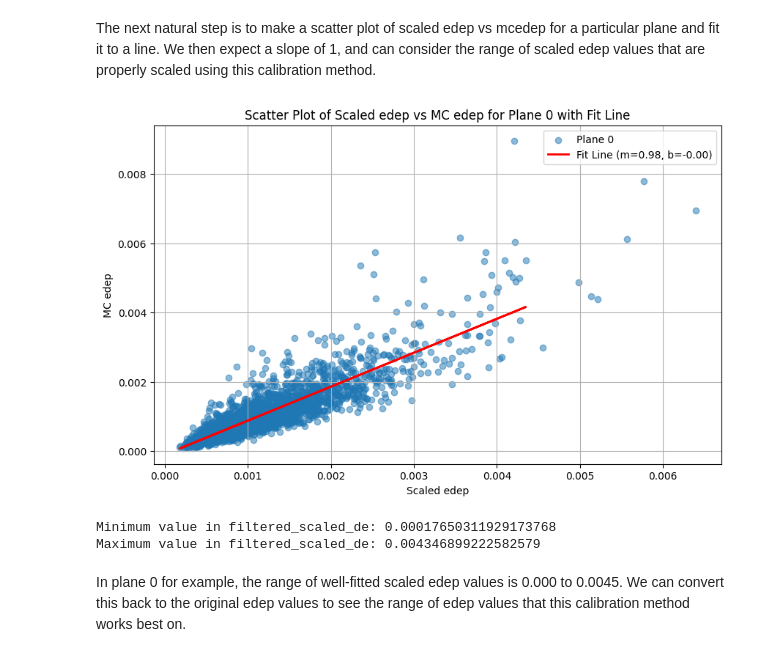
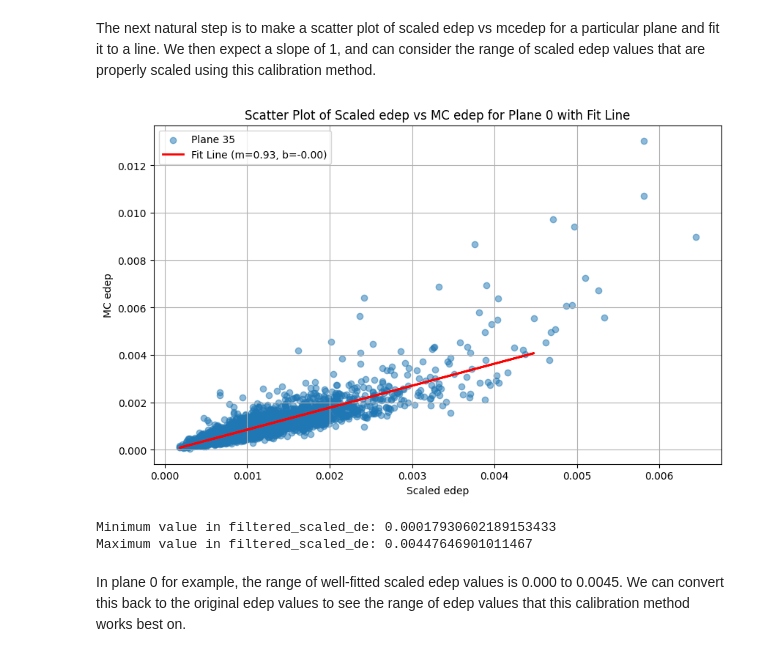
Before and after one commit to cchuster/Mu2e, a Jupyter notebook: main.ipynb, the cells around one changed output. Saved outputs shown, nothing was run; the diff lists cells and outputs as text; code cells hidden in the pictures.

```diff
--- a/main.ipynb
+++ b/main.ipynb
@@ -128,30 +128,30 @@ We can clearly see that the distribution is more narrow and centered around 1 as
 The next natural step is to make a scatter plot of scaled edep vs mcedep for a particular plane and fit it to a line. We then expect a slope of 1, and can consider the range of scaled edep values that are properly scaled using this calibration method.
 # %%
 plt.figure(figsize=(10, 6))
-plane = 0
+plane = 35
 scaled_de = scaled_edep_per_plane[plane]
 demc = amc["edep"][hitCut][a["plane"][hitCut] == plane]
 
 min_scaled_de = 0
 max_scaled_de = 0.0045
 filtered_scaled_de = [de for de in scaled_de if min_scaled_de <= de <= max_scaled_de]
 filtered_demc = [demc[i] for i, de in enumerate(scaled_de) if min_scaled_de <= de <= max_scaled_de]
 
 m, b = np.polyfit(filtered_scaled_de, filtered_demc, 1)
 plt.scatter(scaled_de, demc, alpha=0.5, label=f'Plane {plane}')
 plt.plot(filtered_scaled_de, m*np.array(filtered_scaled_de) + b, color='red', linewidth=2, label=f'Fit Line (m={m:.2f}, b={b:.2f})')
 plt.xlabel('Scaled edep')
 plt.ylabel('MC edep')
 plt.title('Scatter Plot of Scaled edep vs MC edep for Plane 0 with Fit Line')
 plt.legend()
 plt.grid(True)
 plt.show()
 print(f"Minimum value in filtered_scaled_de: {min(filtered_scaled_de)}")
 print(f"Maximum value in filtered_scaled_de: {max(filtered_scaled_de)}")
 # %% [output]
-[figure, old version]
+[figure, new version]
-Minimum value in filtered_scaled_de: 0.00017650311929173768
-Maximum value in filtered_scaled_de: 0.004346899222582579
+Minimum value in filtered_scaled_de: 0.00017930602189153433
+Maximum value in filtered_scaled_de: 0.00447646901011467
 # %% [markdown]
 In plane 0 for example, the range of well-fitted scaled edep values is 0.000 to 0.0045. We can convert this back to the original edep values to see the range of edep values that this calibration method works best on.
 # %%
```
Also changed, not shown: parts of 7 cells of this notebook.
